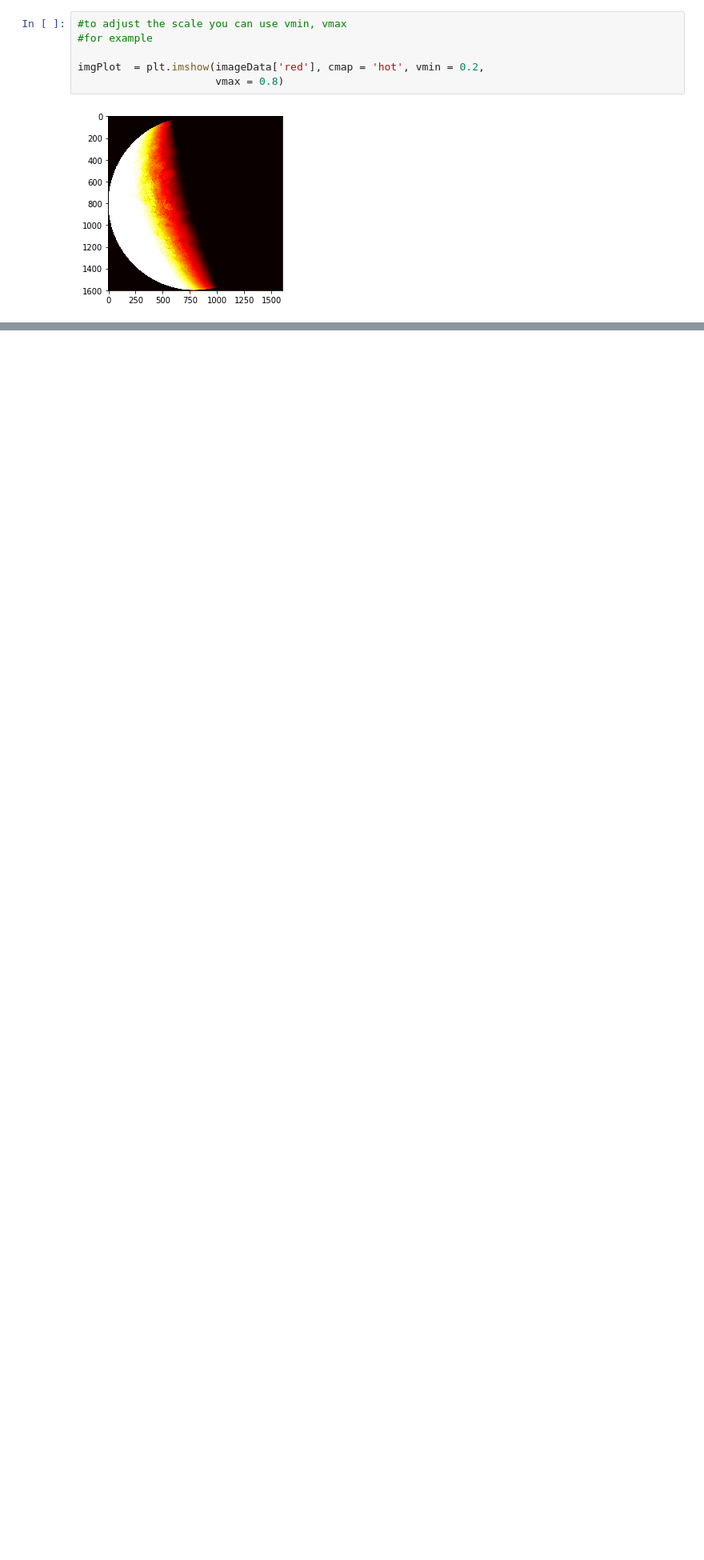
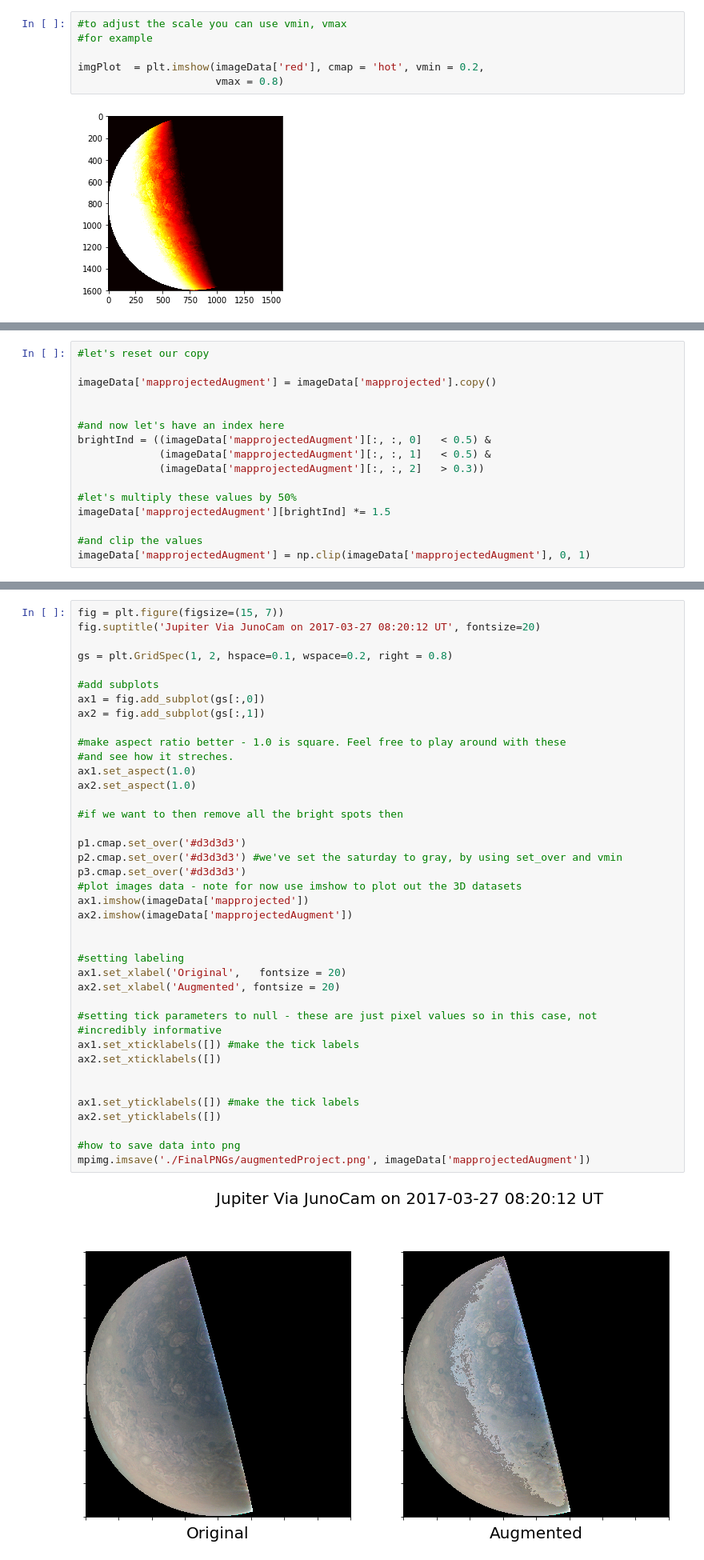
Before and after one commit to abbyazari/data_vis_statistics_geosciences, a Jupyter notebook: Lab3/Lab3_JupiterFlyBy.ipynb, the cells around one changed output, grey strips where cells are left out. Shown at 80% size. Saved outputs shown, nothing was run; the diff lists cells and outputs as text; blank space fills up the shorter version.

```diff
--- a/Lab3/Lab3_JupiterFlyBy.ipynb
+++ b/Lab3/Lab3_JupiterFlyBy.ipynb
@@ -750,0 +766,16 @@ Some final notes - this is a simple example of pcolormesh and imshow - with more
+# %%
+#let's reset our copy
+
+imageData['mapprojectedAugment'] = imageData['mapprojected'].copy()
+
+
+#and now let's have an index here
+brightInd = ((imageData['mapprojectedAugment'][:, :, 0]   < 0.5) &
+             (imageData['mapprojectedAugment'][:, :, 1]   < 0.5) &
+             (imageData['mapprojectedAugment'][:, :, 2]   > 0.3))
+
+#let's multiply these values by 50%
+imageData['mapprojectedAugment'][brightInd] *= 1.5
+
+#and clip the values
+imageData['mapprojectedAugment'] = np.clip(imageData['mapprojectedAugment'], 0, 1)
@@ -750,0 +784,42 @@ Some final notes - this is a simple example of pcolormesh and imshow - with more
+# %%
+fig = plt.figure(figsize=(15, 7))
+fig.suptitle('Jupiter Via JunoCam on 2017-03-27 08:20:12 UT', fontsize=20)
+
+gs = plt.GridSpec(1, 2, hspace=0.1, wspace=0.2, right = 0.8)
+
+#add subplots
+ax1 = fig.add_subplot(gs[:,0])
+ax2 = fig.add_subplot(gs[:,1])
+
+#make aspect ratio better - 1.0 is square. Feel free to play around with these
+#and see how it streches.
+ax1.set_aspect(1.0)
+ax2.set_aspect(1.0)
+
+#if we want to then remove all the bright spots then
+
+p1.cmap.set_over('#d3d3d3')
+p2.cmap.set_over('#d3d3d3') #we've set the saturday to gray, by using set_over and vmin
+p3.cmap.set_over('#d3d3d3')
+#plot images data - note for now use imshow to plot out the 3D datasets
+ax1.imshow(imageData['mapprojected'])
+ax2.imshow(imageData['mapprojectedAugment'])
+
+
+#setting labeling
+ax1.set_xlabel('Original',   fontsize = 20)
+ax2.set_xlabel('Augmented', fontsize = 20)
+
+#setting tick parameters to null - these are just pixel values so in this case, not
+#incredibly informative
+ax1.set_xticklabels([]) #make the tick labels
+ax2.set_xticklabels([])
+
+
+ax1.set_yticklabels([]) #make the tick labels
+ax2.set_yticklabels([])
+
+#how to save data into png
+mpimg.imsave('./FinalPNGs/augmentedProject.png', imageData['mapprojectedAugment'])
+# %% [output]
+[figure, added]
```
Also changed, not shown: parts of 81 cells of this notebook.
